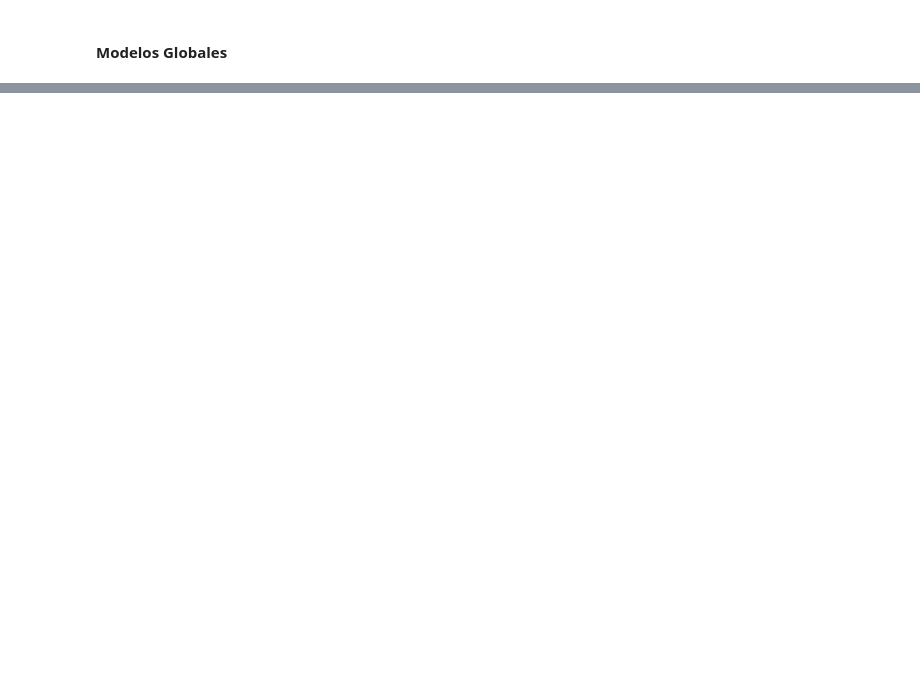
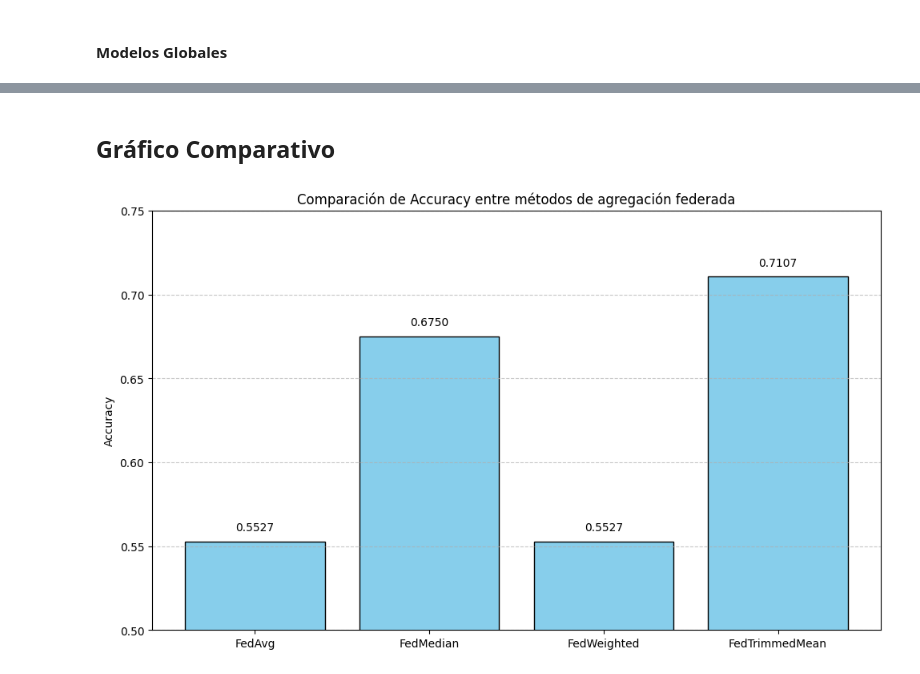
Before and after one commit to Blas-RT/federado-mnist-tf, a Jupyter notebook: evaluate_models.ipynb, the cells around one changed output, grey strips where cells are left out. Saved outputs shown, nothing was run; the diff lists cells and outputs as text; code cells hidden in the pictures; blank space fills up the shorter version.

```diff
--- a/evaluate_models.ipynb
+++ b/evaluate_models.ipynb
@@ -47,0 +148,24 @@ for name, path in model_paths.items():
+# %% [markdown]
+## Gráfico Comparativo
+# %%
+# Nombres de los métodos y sus accuracies
+model_names = ["FedAvg", "FedMedian", "FedWeighted", "FedTrimmedMean"]
+accuracies = [0.5527, 0.6750, 0.5527, 0.7107]
+
+# Crear gráfico de barras
+plt.figure(figsize=(10, 6))
+bars = plt.bar(model_names, accuracies, color='skyblue', edgecolor='black')
+plt.ylim(0.5, 0.75)
+plt.ylabel("Accuracy")
+plt.title("Comparación de Accuracy entre métodos de agregación federada")
+
+for bar in bars:
+    height = bar.get_height()
+    plt.text(bar.get_x() + bar.get_width()/2, height + 0.005, f"{height:.4f}",
+            ha='center', va='bottom', fontsize=10)
+
+plt.grid(axis='y', linestyle='--', alpha=0.7)
+plt.tight_layout()
+plt.show()
+# %% [output]
+[figure, added]
```
Also changed, not shown: parts of 5 cells of this notebook, 9 other files.
